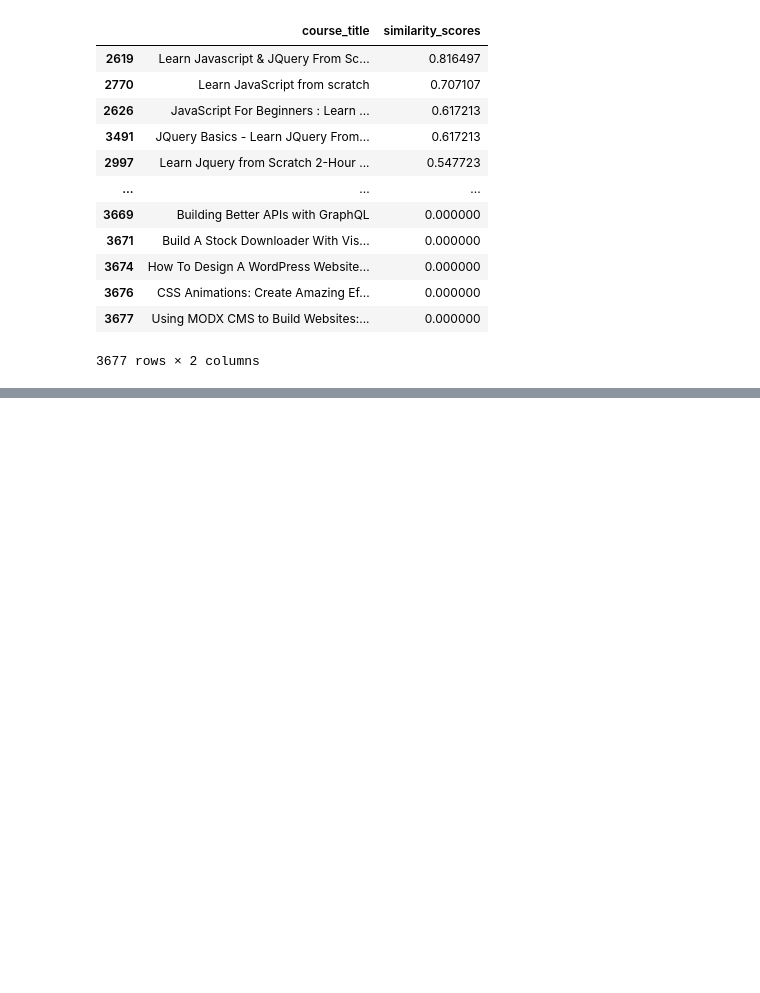
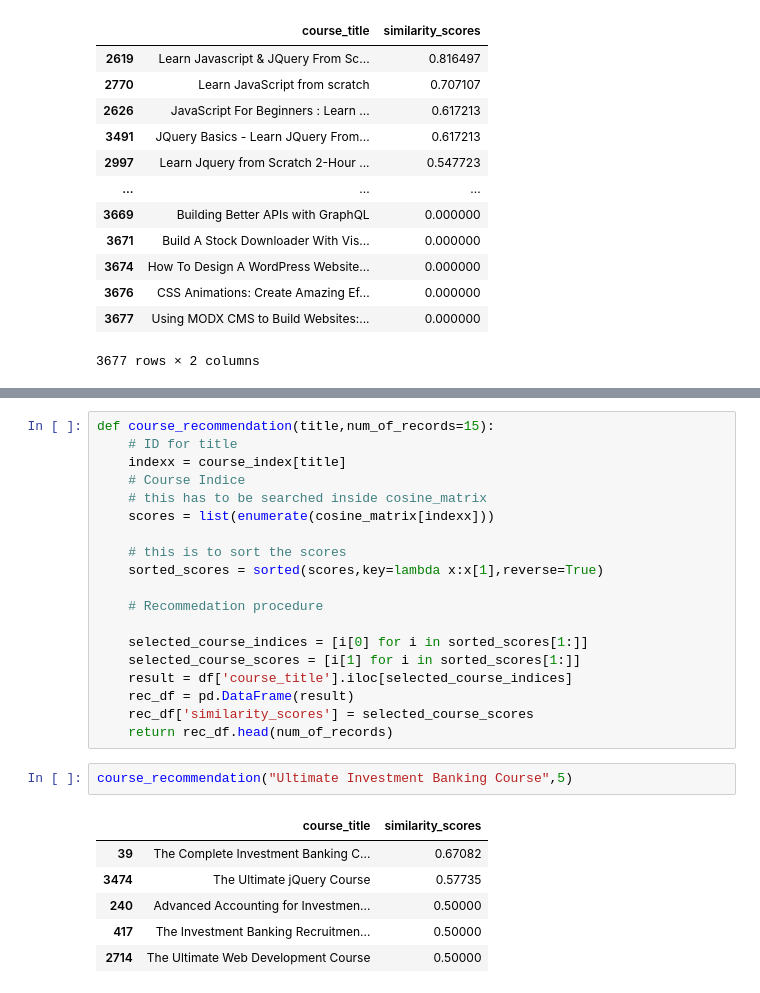
Before and after one commit to gauri282003/recommender-system-udemy, a Jupyter notebook: udemy_course_recommendation_system.ipynb, the cells around one changed output, grey strips where cells are left out. Drawn from its saved outputs; the diff is of its cells as text; blank space fills up the shorter version.

Commit message:
worked on recommendation function, checked on some examples

```diff
--- a/udemy_course_recommendation_system.ipynb
+++ b/udemy_course_recommendation_system.ipynb
@@ -193,0 +201,28 @@ recom
+# %%
+def course_recommendation(title,num_of_records=15):
+    # ID for title
+    indexx = course_index[title]
+    # Course Indice
+    # this has to be searched inside cosine_matrix
+    scores = list(enumerate(cosine_matrix[indexx]))
+
+    # this is to sort the scores
+    sorted_scores = sorted(scores,key=lambda x:x[1],reverse=True)
+
+    # Recommedation procedure
+
+    selected_course_indices = [i[0] for i in sorted_scores[1:]]
+    selected_course_scores = [i[1] for i in sorted_scores[1:]]
+    result = df['course_title'].iloc[selected_course_indices]
+    rec_df = pd.DataFrame(result)
+    rec_df['similarity_scores'] = selected_course_scores
+    return rec_df.head(num_of_records)
+# %%
+course_recommendation("Ultimate Investment Banking Course",5)
+# %% [output]
+|  | course_title | similarity_scores |
+| 39 | The Complete Investment Banking C... | 0.67082 |
+| 3474 | The Ultimate jQuery Course | 0.57735 |
+| 240 | Advanced Accounting for Investmen... | 0.50000 |
+| 417 | The Investment Banking Recruitmen... | 0.50000 |
+| 2714 | The Ultimate Web Development Course | 0.50000 |
```
Also changed, not shown: parts of 2 cells of this notebook.
